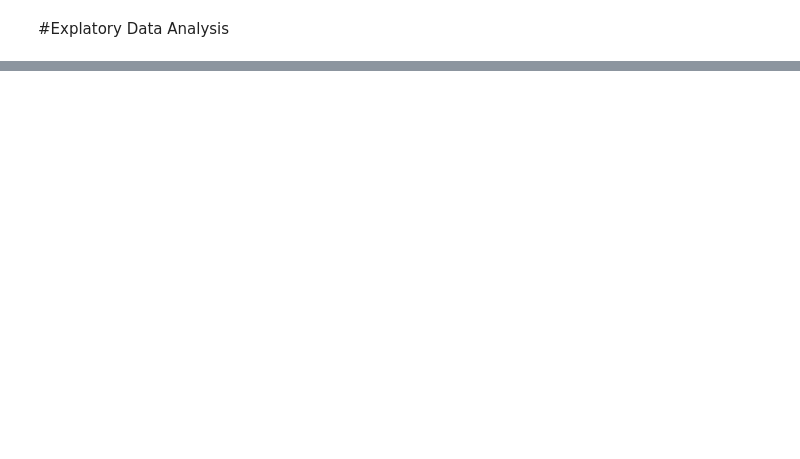
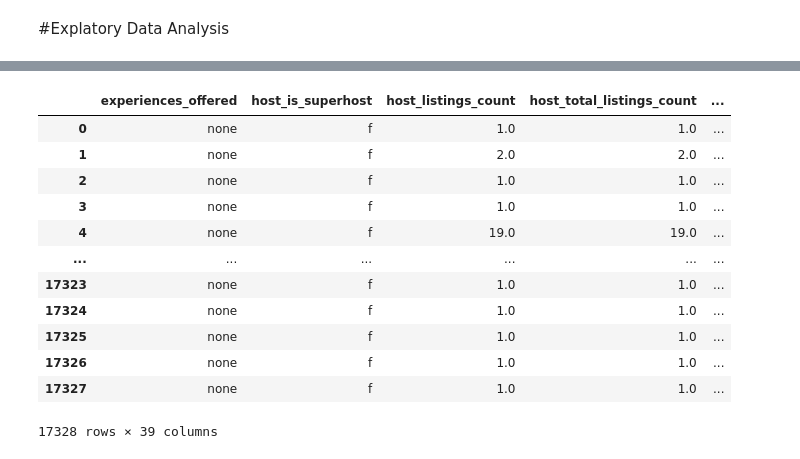
Before and after one commit to nezihaksu/Airbnb_Istanbul, a Jupyter notebook: airbnb_eda.ipynb, the cells around one changed output, grey strips where cells are left out. Cells and saved outputs as stored; diff of their text form; code cells hidden in the pictures; blank space fills up the shorter version.

```diff
--- a/airbnb_eda.ipynb
+++ b/airbnb_eda.ipynb
@@ -167,0 +178,16 @@ drop_text_columns(df)
+# %%
+cleaner.drop_missing_columns(percentage=10)
+# %% [output]
+|  | experiences_offered | host_is_superhost | host_listings_count | host_total_listings_count | ... |
+| 0 | none | f | 1.0 | 1.0 | ... |
+| 1 | none | f | 2.0 | 2.0 | ... |
+| 2 | none | f | 1.0 | 1.0 | ... |
+| 3 | none | f | 1.0 | 1.0 | ... |
+| 4 | none | f | 19.0 | 19.0 | ... |
+| ... | ... | ... | ... | ... | ... |
+| 17323 | none | f | 1.0 | 1.0 | ... |
+| 17324 | none | f | 1.0 | 1.0 | ... |
+| 17325 | none | f | 1.0 | 1.0 | ... |
+| 17326 | none | f | 1.0 | 1.0 | ... |
+| 17327 | none | f | 1.0 | 1.0 | ... |
+17328 rows × 39 columns
```
Also changed, not shown: parts of 10 cells of this notebook.
